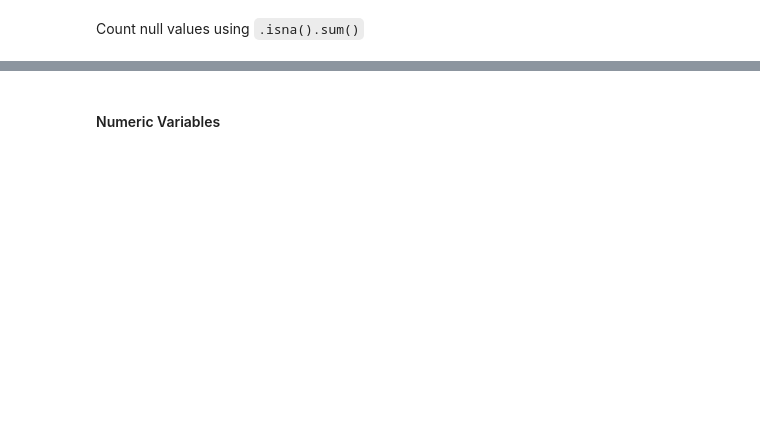
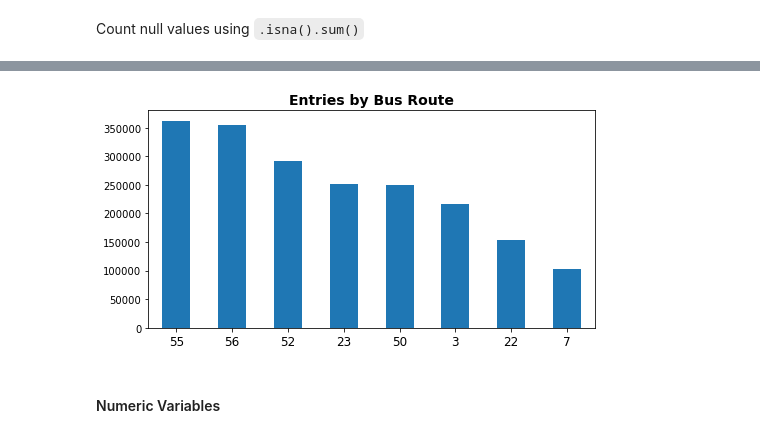
Before and after one commit to NSS-Data-Analytics-Cohort-7/wego-python-bit-my_finger, a Jupyter notebook: notebook/we_go_project.ipynb, the cells around one changed output, grey strips where cells are left out. Saved outputs shown, nothing was run; the diff lists cells and outputs as text; code cells hidden in the pictures; blank space fills up the shorter version.

```diff
--- a/notebook/we_go_project.ipynb
+++ b/notebook/we_go_project.ipynb
@@ -13,6 +13,10 @@ import pandas as pd
 import numpy as np
 import matplotlib.pyplot as plt
 import seaborn as sns
+import calendar
+from datetime import date
+from datetime import datetime
+plt.style.use('ggplot')
 
 %matplotlib inline
 # %% [markdown]
@@ -58,13 +134,15 @@ headway['ROUTE_ABBR'].value_counts(normalize = True)
 # %%
 # Display the number of entries within the dataset
 headway['ROUTE_ABBR'].value_counts().plot(kind = 'bar',
-                                         figsize = (10,6))
+                                         figsize = (8,4))
 
 plt.xticks(rotation = 0,
            fontsize = 12)
 plt.title('Entries by Bus Route',
          fontsize = 14,
          fontweight = 'bold');
+# %% [output]
+[figure, added]
 # %% [markdown]
 #### Numeric Variables
 # %%
```
Also changed, not shown: parts of 44 cells of this notebook.
